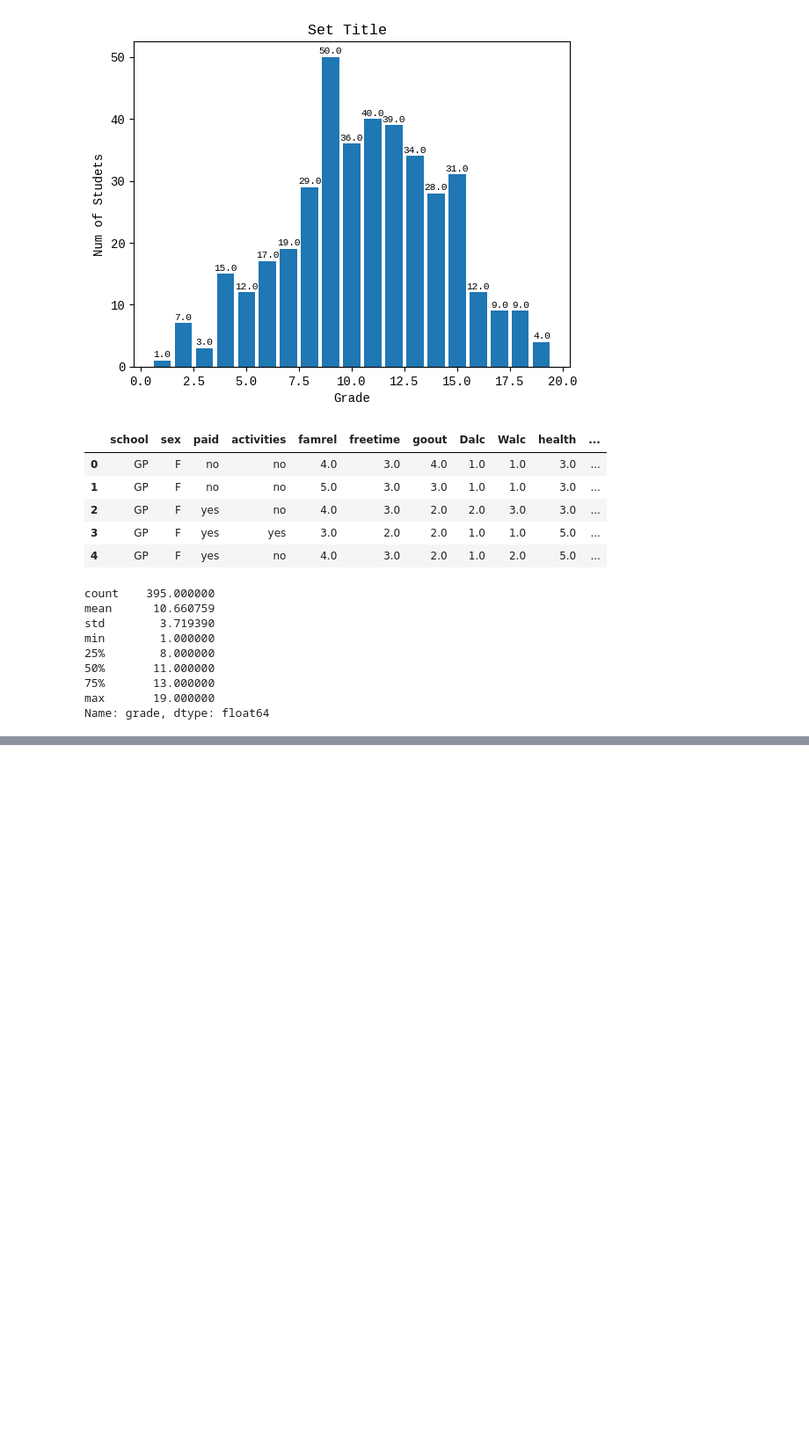
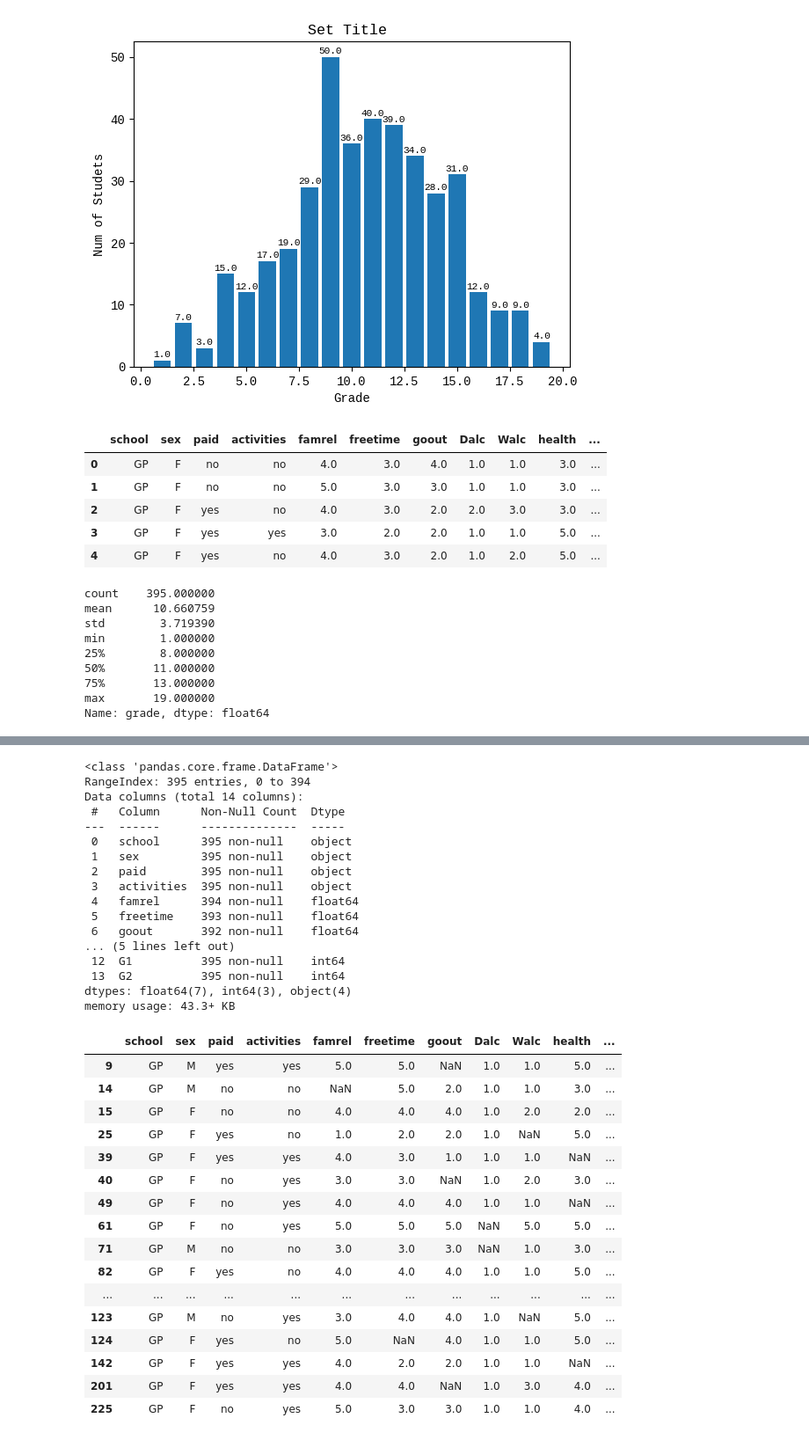
Before and after one commit to Eeun-ju/ADP_Test, a Jupyter notebook: ADP_기출문제_230827.ipynb, the cells around one changed output, grey strips where cells are left out. Shown: that part at 88% size. Drawn from its saved outputs; the diff is of its cells as text; code cells hidden in the pictures; blank space fills up the shorter version.

```diff
--- a/ADP_기출문제_230827.ipynb
+++ b/ADP_기출문제_230827.ipynb
@@ -214,0 +309,42 @@ ShapiroResult(statistic=0.9871252179145813, pvalue=0.0014302099589258432)
+# %%
+# 결측치 식별/ 예측 방법 두 가지
+
+
+data.info()
+
+data[data.isna().any(axis = 1)]
+# %% [output]
+<class 'pandas.core.frame.DataFrame'>
+RangeIndex: 395 entries, 0 to 394
+Data columns (total 14 columns):
+ #   Column      Non-Null Count  Dtype
+---  ------      --------------  -----
+ 0   school      395 non-null    object
+ 1   sex         395 non-null    object
+ 2   paid        395 non-null    object
+ 3   activities  395 non-null    object
+ 4   famrel      394 non-null    float64
+ 5   freetime    393 non-null    float64
+ 6   goout       392 non-null    float64
+... (5 lines left out)
+ 12  G1          395 non-null    int64
+ 13  G2          395 non-null    int64
+dtypes: float64(7), int64(3), object(4)
+memory usage: 43.3+ KB
+|  | school | sex | paid | activities | famrel | freetime | goout | Dalc | Walc | health | ... |
+| 9 | GP | M | yes | yes | 5.0 | 5.0 | NaN | 1.0 | 1.0 | 5.0 | ... |
+| 14 | GP | M | no | no | NaN | 5.0 | 2.0 | 1.0 | 1.0 | 3.0 | ... |
+| 15 | GP | F | no | no | 4.0 | 4.0 | 4.0 | 1.0 | 2.0 | 2.0 | ... |
+| 25 | GP | F | yes | no | 1.0 | 2.0 | 2.0 | 1.0 | NaN | 5.0 | ... |
+| 39 | GP | F | yes | yes | 4.0 | 3.0 | 1.0 | 1.0 | 1.0 | NaN | ... |
+| 40 | GP | F | no | yes | 3.0 | 3.0 | NaN | 1.0 | 2.0 | 3.0 | ... |
+| 49 | GP | F | no | yes | 4.0 | 4.0 | 4.0 | 1.0 | 1.0 | NaN | ... |
+| 61 | GP | F | no | yes | 5.0 | 5.0 | 5.0 | NaN | 5.0 | 5.0 | ... |
+| 71 | GP | M | no | no | 3.0 | 3.0 | 3.0 | NaN | 1.0 | 3.0 | ... |
+| 82 | GP | F | yes | no | 4.0 | 4.0 | 4.0 | 1.0 | 1.0 | 5.0 | ... |
+| ... | ... | ... | ... | ... | ... | ... | ... | ... | ... | ... | ... |
+| 123 | GP | M | no | yes | 3.0 | 4.0 | 4.0 | 1.0 | NaN | 5.0 | ... |
+| 124 | GP | F | yes | no | 5.0 | NaN | 4.0 | 1.0 | 1.0 | 5.0 | ... |
+| 142 | GP | F | yes | yes | 4.0 | 2.0 | 2.0 | 1.0 | 1.0 | NaN | ... |
+| 201 | GP | F | yes | yes | 4.0 | 4.0 | NaN | 1.0 | 3.0 | 4.0 | ... |
+| 225 | GP | F | no | yes | 5.0 | 3.0 | 3.0 | 1.0 | 1.0 | 4.0 | ... |
```
Also changed, not shown: parts of 16 cells of this notebook.
